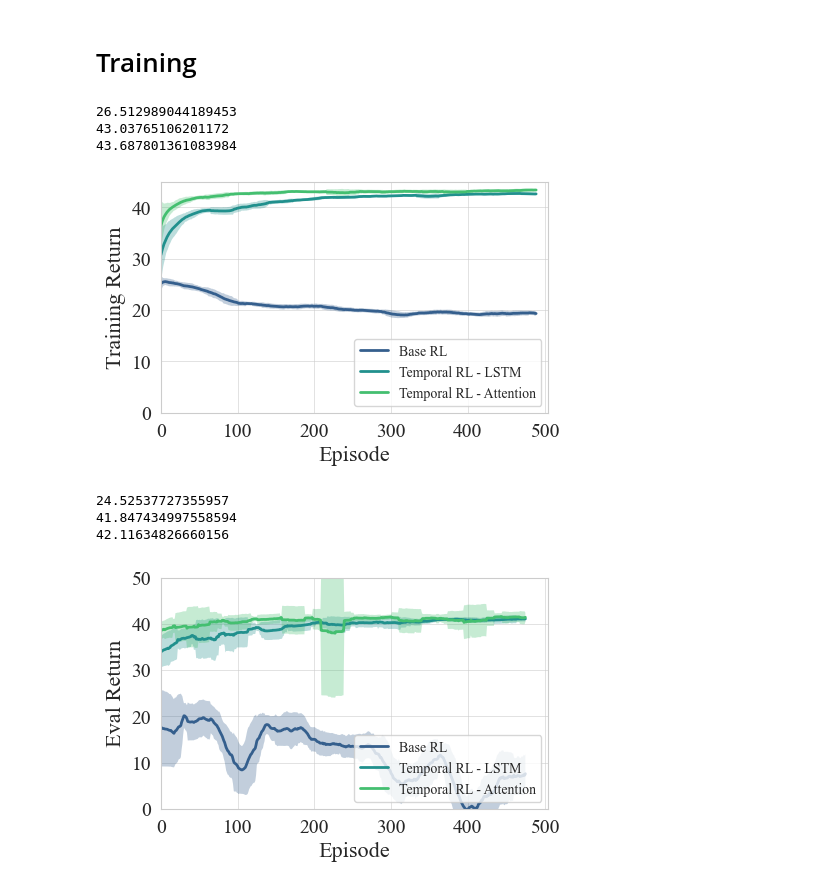
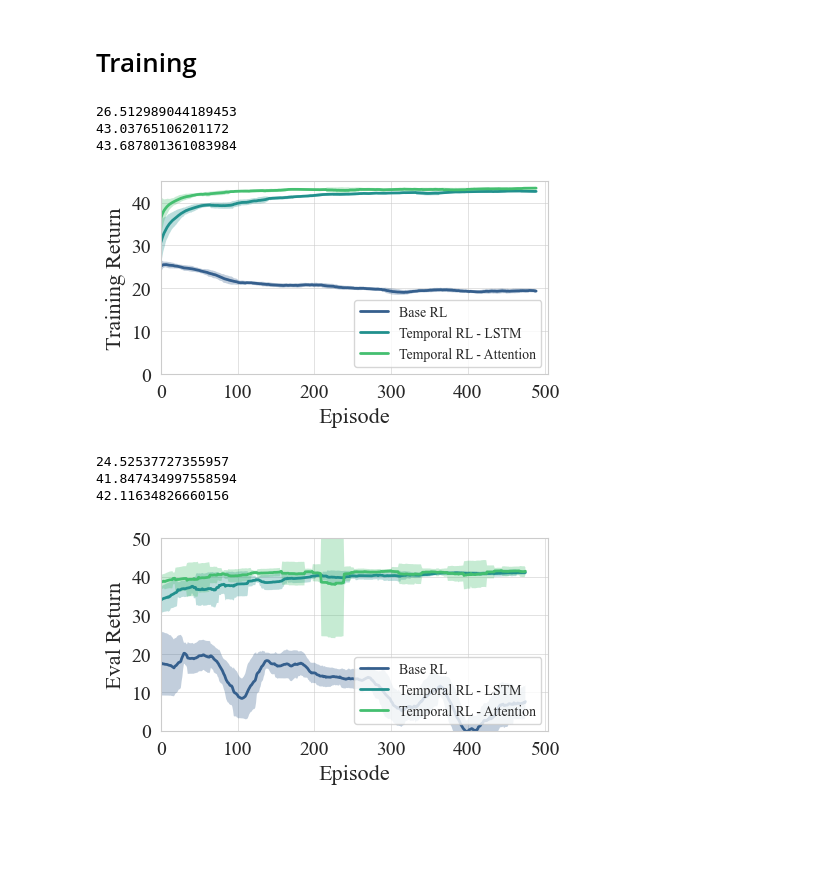
Before and after one commit to arbit3rr/ES-Temporal-RL, a Jupyter notebook: 8. plot_results.ipynb, the cells around one changed output. Cells and saved outputs as stored; diff of their text form; code cells hidden in the pictures; blank space fills up the shorter version.

```diff
--- a/8. plot_results.ipynb
+++ b/8. plot_results.ipynb
@@ -58,7 +58,7 @@ pos_encoding = PositionalEncoding(input_dim, max_len)
 pe = pos_encoding.pe.squeeze(0).cpu().numpy().T  # Shape: (96, 3)
 
 # Plot heatmap
-fig, ax = plt.subplots(figsize=(8, 1.5))
+fig, ax = plt.subplots(figsize=(10, 1.5))
 im = ax.imshow(pe, aspect='auto', cmap='viridis', alpha=0.9)  # 'viridis' colormap for better contrast
 
 # Remove axis labels, ticks, and borders
@@ -72,8 +72,8 @@ ax.set_frame_on(False)  # Remove frame
 cbar = plt.colorbar(im, ax=ax, orientation='vertical', pad=0.02, aspect=20)
 cbar.outline.set_visible(False)  # Remove colorbar border
 cbar.ax.set_frame_on(False)  # Hide colorbar frame
-plt.xlabel("Sequence Position", size=12)
-plt.ylabel("Feature Index", size=12)
+plt.xlabel("Sequence Position", size=14)
+plt.ylabel("Feature Index", size=14)
 plt.savefig('plots/pe.png', dpi=300, bbox_inches='tight', pad_inches=0)
 plt.show()
 # %% [output]
@@ -340,7 +340,7 @@ colors = cmap(np.linspace(0, 1, num_samples))  # Generate colors for samples
 
 # Plot
 for t in types:
-    plt.figure(figsize=(12, 2))
+    plt.figure(figsize=(12, 1.5))
     time_steps = np.arange(96) / 4  # Scale the time steps to hours
 
     # Get random indices for sampling
@@ -355,7 +355,7 @@ for t in types:
     # plt.legend(fontsize=10)
     plt.xlabel('Time (hours)', size=14)
     plt.ylabel('Power (kW)', size=14)
-    plt.grid(True, which='minor', linestyle='--', linewidth=0.2)
+    plt.grid(True, which='minor', linestyle='--', linewidth=0.1)
     plt.grid(True, which='major', linestyle='-', linewidth=0.4)
 
     # Set x-axis ticks
@@ -389,7 +389,7 @@ colors = cmap(np.linspace(0, 1, num_variations+3))  # Generate 10 colors from th
 # Plot
 
 for t in types:
-    plt.figure(figsize=(12, 2))
+    plt.figure(figsize=(12, 1.5))
     time_steps = np.arange(96) / 4  # Scale the time steps to hours
     for i in range(num_variations):
         plt.plot(time_steps, add_uncertainty(day_data[t], 96 / 8, base_noise_std=0.2), alpha=0.6, color=colors[i])
@@ -398,7 +398,7 @@ for t in types:
     # plt.title("10 Variations per Type with Added Uncertainty")
     plt.xlabel('Time (hours)', size=14)
     plt.ylabel('Power (kW)', size=14)
-    plt.grid(True, which='minor', linestyle='--', linewidth=0.2)
+    plt.grid(True, which='minor', linestyle='--', linewidth=0.1)
     plt.grid(True, which='major', linestyle='-', linewidth=0.4)
 
     # Set x-axis ticks
@@ -407,6 +407,6 @@ for t in types:
     plt.xticks(minor_hours, minor=True, fontsize=4)
     plt.xticks(major_hours, minor=False, fontsize=12)
     plt.yticks(fontsize=12)
-    plt.savefig(f'plots/forecast_{t}.png', dpi=300, bbox_inches='tight', pad_inches=0)
+    plt.savefig(f'plots/forecast_{t}.png', dpi=300, bbox_inches='tight', pad_inches=0.1)
     plt.show()
 # %% [output]
@@ -1043,6 +1043,11 @@ for i in range(3):
 
     # Customize plot
     ax = plt.gca()
+
+    # Ensure all spines (box around plot) are visible
+    for spine in ax.spines.values():
+        spine.set_visible(True)
+        spine.set_linewidth(1.2)  # Optional: set thickness
 
     # Set x-label to "SHAP Value" for all plots
     ax.set_xlabel(f"SHAP value for $a_{{{i+1}}}$", fontsize=16)
@@ -1066,7 +1071,7 @@ for i in range(3):
         cbar.yaxis.label.set_size(14)
 
     # Save the plot with high DPI
-    plt.savefig(f'plots/shap{i}.png', dpi=300, bbox_inches='tight', pad_inches=0)
+    plt.savefig(f'plots/shap{i}.png', dpi=300, bbox_inches='tight', pad_inches=0.1)
     plt.show()
 # %% [output]
 SHAP Summary Plot for Output 0
@@ -1155,41 +1160,41 @@ cmap = plt.get_cmap('viridis_r')
 colors = cmap(np.linspace(0.3, 0.7, 3))[::-1]  # Generate 10 colors from the colormap
 
 
-plt.figure(figsize=(5, 3))
+plt.figure(figsize=(5, 2.5))
 for i, cp in enumerate(CURVE_PATH):
     train_curve = pd.read_csv(f"plots/CSV/train/{cp}.csv")
     # plt.plot(train_curve['Step'][:520], train_curve['Value'][:520], label='Train',  color=colors[i], linewidth=2)
 
     window = 30
     rolling_mean = pd.Series(train_curve['Value'][:520]).rolling(window).mean()
     std = pd.Series(train_curve['Value'][:520]).rolling(window).std()
 
     rolling_mean = np.array(rolling_mean[window:520])
     std = np.array(std[window:520])
     steps = np.array(train_curve['Step'][:520][:520-window])
     plt.fill_between(steps, rolling_mean-1.15*std, rolling_mean+1.15*std, color=colors[i], alpha=0.3, label='_nolegend_', edgecolor='none')
     plt.plot(steps, rolling_mean, label='Train',  color=colors[i], linewidth=2)
     print(max(train_curve['Value']))
 
 plt.xlabel('Episode', size=16)
 plt.ylabel('Training Return', size=16)
 plt.grid(True, which='major', linestyle='-', linewidth=0.4)
 plt.xlim([0,505])
 plt.ylim([0,45])
 # # Set x-axis ticks
 # minor_hours = np.arange(0, 25, 0.25)
 major_hours = np.arange(0, 505, 100)
 # plt.xticks(minor_hours, minor=True, fontsize=4)
 plt.xticks(major_hours, minor=False, fontsize=14)
 plt.yticks(fontsize=14)
 plt.legend(['Base RL', 'Temporal RL - LSTM', 'Temporal RL - Attention'], fontsize=10, loc='lower right')
-plt.savefig(f'plots/training_return.png', dpi=300, bbox_inches='tight', pad_inches=0)
+plt.savefig(f'plots/training_return.png', dpi=300, bbox_inches='tight', pad_inches=0.1)
 plt.show()
 # %% [output]
 26.512989044189453
 43.03765106201172
 43.687801361083984
-[figure, old version]
+[figure, new version]
 # %%
 import numpy as np
 import matplotlib.pyplot as plt
@@ -1202,7 +1207,7 @@ plt.rcParams['font.family'] = 'Times New Roman'
 cmap = plt.get_cmap('viridis_r')
 colors = cmap(np.linspace(0.3, 0.7, 3))[::-1]  # Generate 10 colors from the colormap
 
-plt.figure(figsize=(5, 3))
+plt.figure(figsize=(5, 2.5))
 for i, cp in enumerate(CURVE_PATH):
     train_curve = pd.read_csv(f"plots/CSV/eval/{cp}.csv")
     # plt.plot(train_curve['Step'][:520], train_curve['Value'][:520], label='Train',  color=colors[i], linewidth=2)
@@ -1231,13 +1236,13 @@ major_hours = np.arange(0, 505, 100)
 plt.xticks(major_hours, minor=False, fontsize=14)
 plt.yticks(fontsize=14)
 plt.legend(['Base RL', 'Temporal RL - LSTM', 'Temporal RL - Attention'], fontsize=10, loc='lower right')
-plt.savefig(f'plots/eval_return.png', dpi=300, bbox_inches='tight', pad_inches=0)
+plt.savefig(f'plots/eval_return.png', dpi=300, bbox_inches='tight', pad_inches=0.1)
 plt.show()
 # %% [output]
 24.52537727355957
 41.847434997558594
 42.11634826660156
-[figure, old version]
+[figure, new version]
 # %%
 import numpy as np
 import matplotlib.pyplot as plt
```
Also changed, not shown: parts of 9 cells of this notebook.
